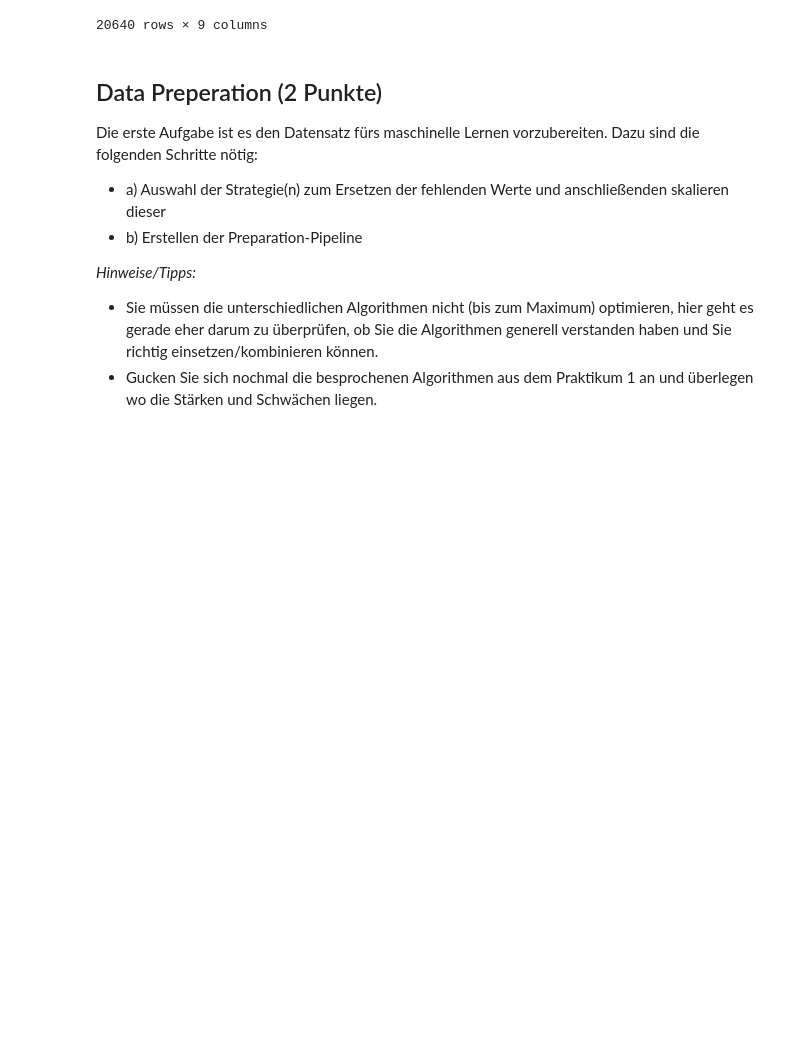
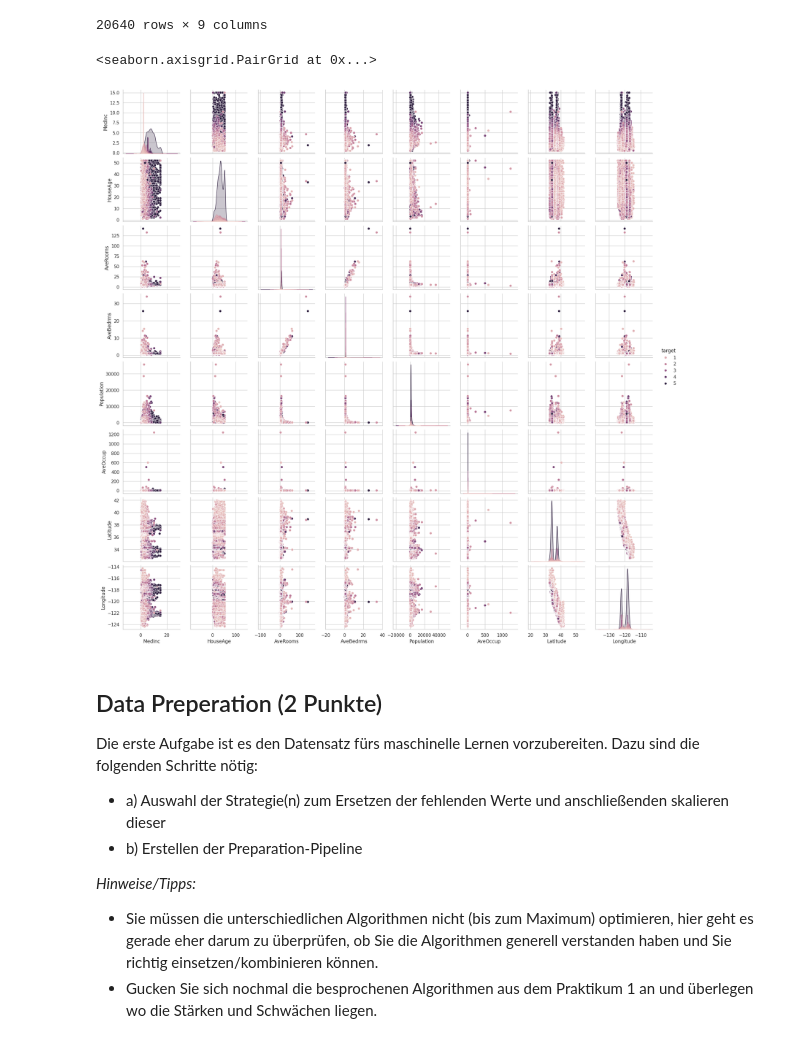
Before and after one commit to iLuckyW/lecture-ai-advanced, a Jupyter notebook: chapter/05_assessment/01_assessment/01_testat_nn_regression.ipynb, the cells around one changed output. Saved outputs shown, nothing was run; the diff lists cells and outputs as text; code cells hidden in the pictures; blank space fills up the shorter version.

```diff
--- a/chapter/05_assessment/01_assessment/01_testat_nn_regression.ipynb
+++ b/chapter/05_assessment/01_assessment/01_testat_nn_regression.ipynb
@@ -41,10 +41,13 @@ df
 | 20639 | 2.3886 | 16.0 | 5.254717 | 1.162264 | 1387.0 | 2.616981 | 39.37 | -121.24 | 0.894 |
 20640 rows × 9 columns
 # %%
-# import seaborn as sns
+import seaborn as sns
 
-# sns.set_theme(style="whitegrid")
-# sns.pairplot(df, hue="target")
+sns.set_theme(style="whitegrid")
+sns.pairplot(df, hue="target")
+# %% [output]
+<seaborn.axisgrid.PairGrid at 0x...>
+[figure, added]
 # %% [markdown]
 ## Data Preperation (2 Punkte)
 Die erste Aufgabe ist es den Datensatz fürs maschinelle Lernen vorzubereiten. Dazu sind die folgenden Schritte nötig:
```
Also changed, not shown: parts of 1 cell of this notebook.
